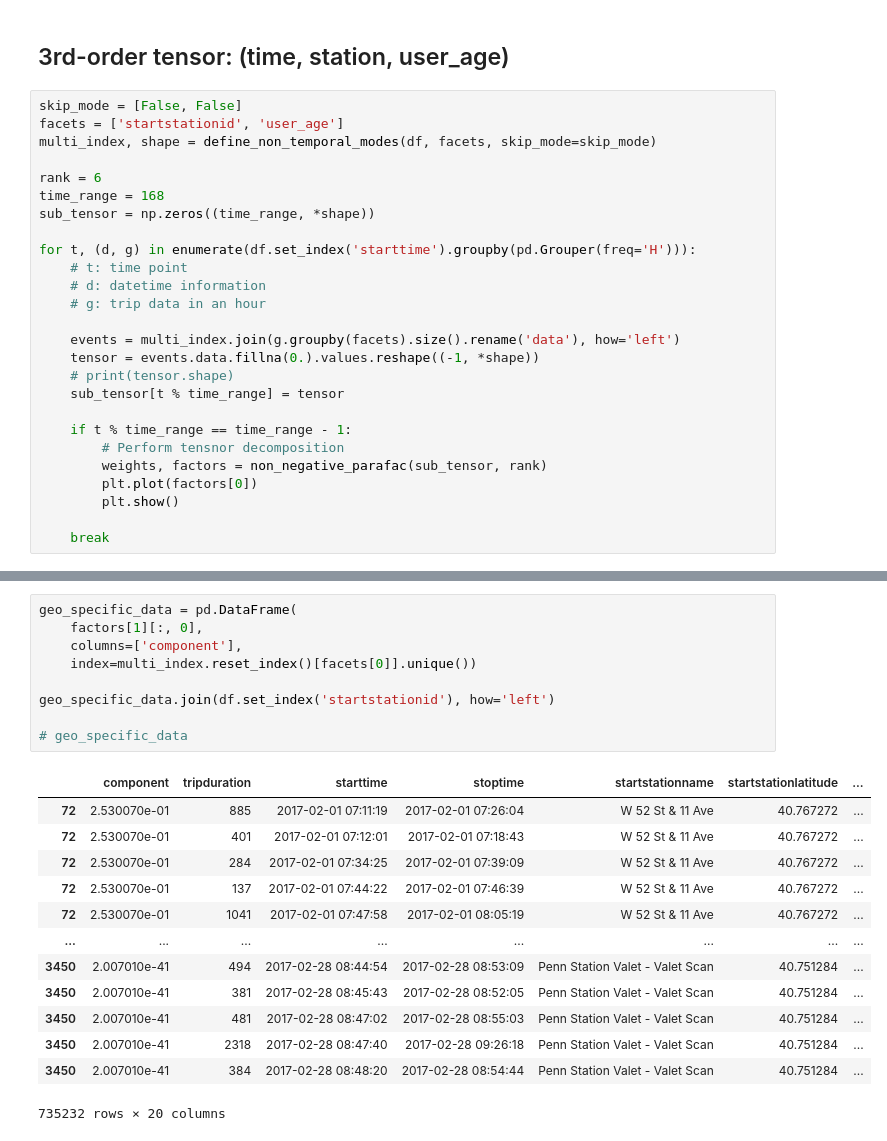
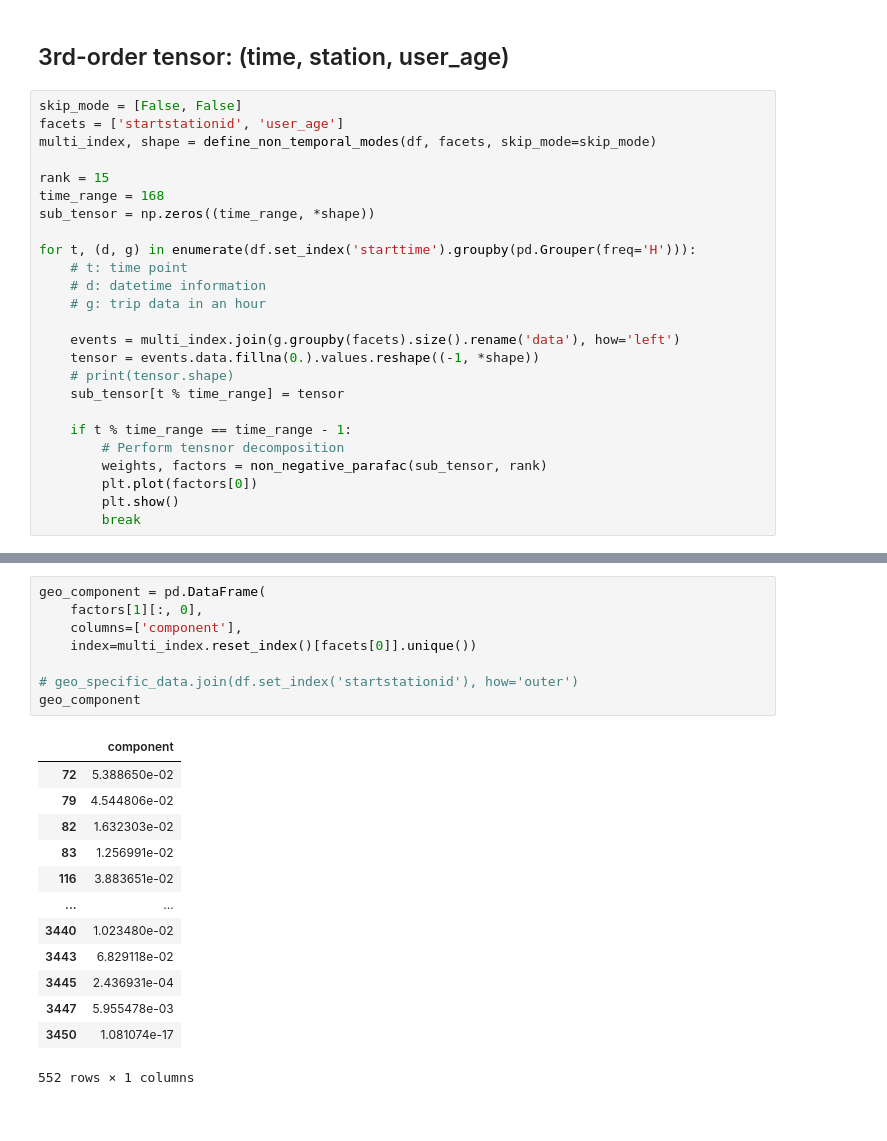
Before and after one commit to kokikwbt/citibike, a Jupyter notebook: notebooks/weekly_snapshots.ipynb, the cells around one changed output, grey strips where cells are left out. Saved outputs shown, nothing was run; the diff lists cells and outputs as text.

```diff
--- a/notebooks/weekly_snapshots.ipynb
+++ b/notebooks/weekly_snapshots.ipynb
@@ -108,7 +116,7 @@ skip_mode = [False, False]
 facets = ['startstationid', 'user_age']
 multi_index, shape = define_non_temporal_modes(df, facets, skip_mode=skip_mode)
 
-rank = 6
+rank = 15
 time_range = 168
 sub_tensor = np.zeros((time_range, *shape))
 
@@ -127,7 +135,6 @@ for t, (d, g) in enumerate(df.set_index('starttime').groupby(pd.Grouper(freq='H'
         weights, factors = non_negative_parafac(sub_tensor, rank)
         plt.plot(factors[0])
         plt.show()
-
-    break
+        break
 # %% [output]
 Filtered out 7999 samples
@@ -150,23 +239,22 @@ plt.plot(factors[1][:, 4])
 # %%
-geo_specific_data = pd.DataFrame(
+geo_component = pd.DataFrame(
     factors[1][:, 0],
     columns=['component'],
     index=multi_index.reset_index()[facets[0]].unique())
 
-geo_specific_data.join(df.set_index('startstationid'), how='left')
-
-# geo_specific_data
+# geo_specific_data.join(df.set_index('startstationid'), how='outer')
+geo_component
 # %% [output]
-|  | component | tripduration | starttime | stoptime | startstationname | startstationlatitude | ... |
-| 72 | 2.530070e-01 | 885 | 2017-02-01 07:11:19 | 2017-02-01 07:26:04 | W 52 St & 11 Ave | 40.767272 | ... |
-| 72 | 2.530070e-01 | 401 | 2017-02-01 07:12:01 | 2017-02-01 07:18:43 | W 52 St & 11 Ave | 40.767272 | ... |
-| 72 | 2.530070e-01 | 284 | 2017-02-01 07:34:25 | 2017-02-01 07:39:09 | W 52 St & 11 Ave | 40.767272 | ... |
-| 72 | 2.530070e-01 | 137 | 2017-02-01 07:44:22 | 2017-02-01 07:46:39 | W 52 St & 11 Ave | 40.767272 | ... |
-| 72 | 2.530070e-01 | 1041 | 2017-02-01 07:47:58 | 2017-02-01 08:05:19 | W 52 St & 11 Ave | 40.767272 | ... |
-| ... | ... | ... | ... | ... | ... | ... | ... |
-| 3450 | 2.007010e-41 | 494 | 2017-02-28 08:44:54 | 2017-02-28 08:53:09 | Penn Station Valet - Valet Scan | 40.751284 | ... |
-| 3450 | 2.007010e-41 | 381 | 2017-02-28 08:45:43 | 2017-02-28 08:52:05 | Penn Station Valet - Valet Scan | 40.751284 | ... |
-| 3450 | 2.007010e-41 | 481 | 2017-02-28 08:47:02 | 2017-02-28 08:55:03 | Penn Station Valet - Valet Scan | 40.751284 | ... |
-| 3450 | 2.007010e-41 | 2318 | 2017-02-28 08:47:40 | 2017-02-28 09:26:18 | Penn Station Valet - Valet Scan | 40.751284 | ... |
-| 3450 | 2.007010e-41 | 384 | 2017-02-28 08:48:20 | 2017-02-28 08:54:44 | Penn Station Valet - Valet Scan | 40.751284 | ... |
+|  | component |
+| 72 | 5.388650e-02 |
+| 79 | 4.544806e-02 |
+| 82 | 1.632303e-02 |
+| 83 | 1.256991e-02 |
+| 116 | 3.883651e-02 |
+| ... | ... |
+| 3440 | 1.023480e-02 |
+| 3443 | 6.829118e-02 |
+| 3445 | 2.436931e-04 |
+| 3447 | 5.955478e-03 |
+| 3450 | 1.081074e-17 |
-735232 rows × 20 columns
+552 rows × 1 columns
```
Also changed, not shown: parts of 27 cells of this notebook, 1 other file.
